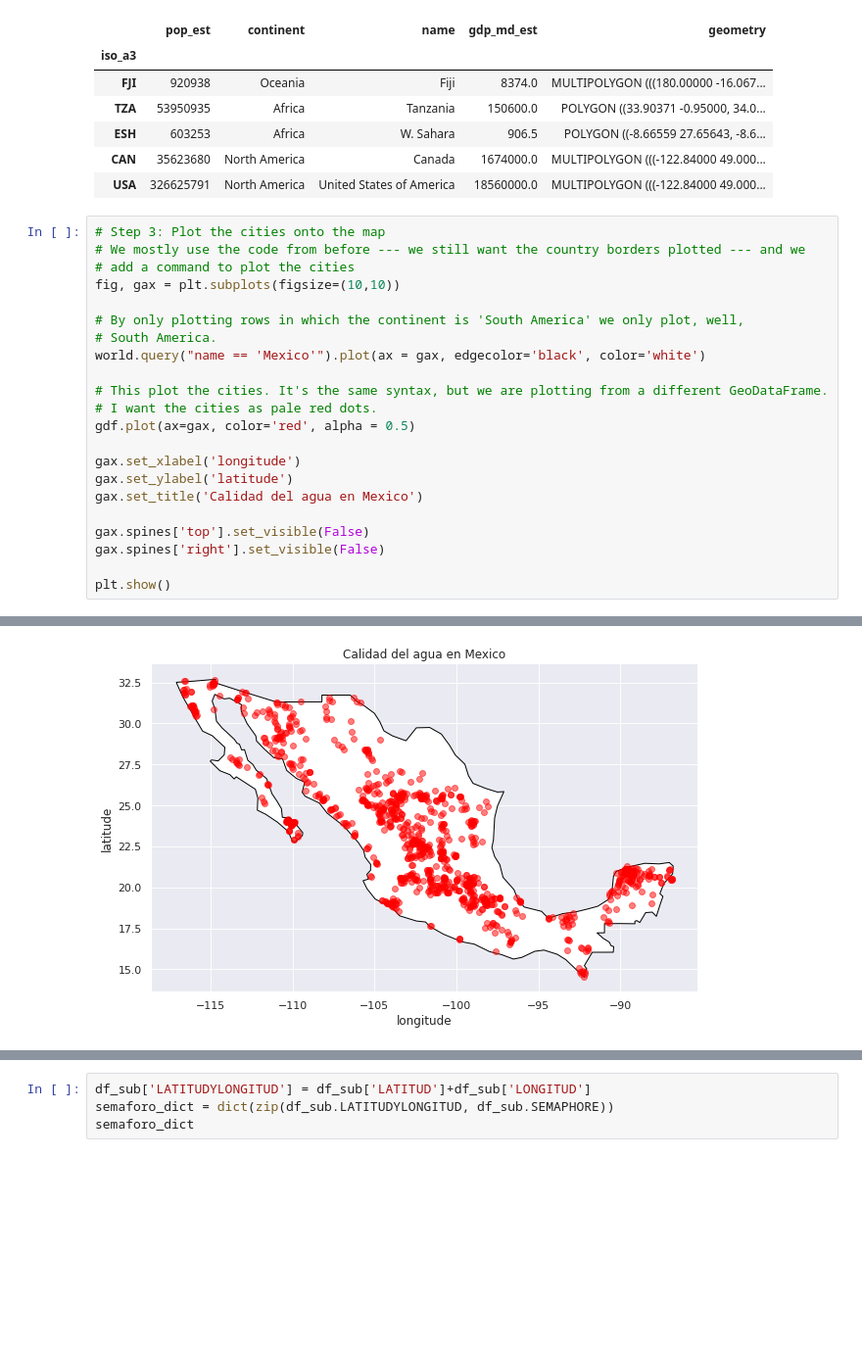
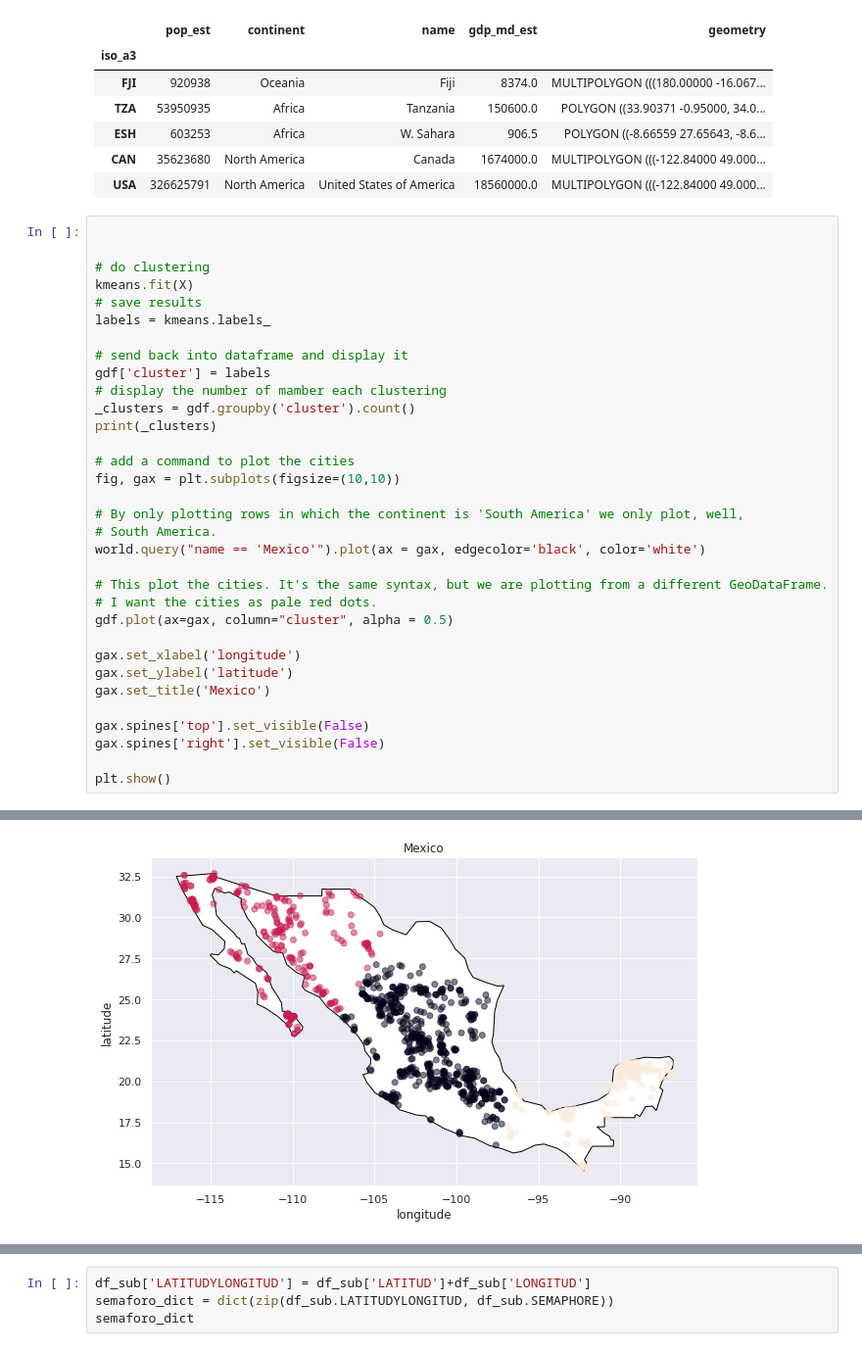
Before and after one commit to PosgradoMNA/actividades-de-aprendizaje-ams182, a Jupyter notebook: Reto pt1.ipynb, the cells around one changed output, grey strips where cells are left out. Shown: that part at 98% size. Drawn from its saved outputs; the diff is of its cells as text; blank space fills up the shorter version.

```diff
--- a/Reto pt1.ipynb
+++ b/Reto pt1.ipynb
@@ -240,8 +240,19 @@ world.head()
 | CAN | 35623680 | North America | Canada | 1674000.0 | MULTIPOLYGON (((-122.84000 49.000... |
 | USA | 326625791 | North America | United States of America | 18560000.0 | MULTIPOLYGON (((-122.84000 49.000... |
 # %%
-# Step 3: Plot the cities onto the map
-# We mostly use the code from before --- we still want the country borders plotted --- and we
+
+
+# do clustering
+kmeans.fit(X)
+# save results
+labels = kmeans.labels_
+
+# send back into dataframe and display it
+gdf['cluster'] = labels
+# display the number of mamber each clustering
+_clusters = gdf.groupby('cluster').count()
+print(_clusters)
+
 # add a command to plot the cities
 fig, gax = plt.subplots(figsize=(10,10))
 
@@ -251,11 +262,11 @@ world.query("name == 'Mexico'").plot(ax = gax, edgecolor='black', color='white')
 
 # This plot the cities. It's the same syntax, but we are plotting from a different GeoDataFrame.
 # I want the cities as pale red dots.
-gdf.plot(ax=gax, color='red', alpha = 0.5)
+gdf.plot(ax=gax, column="cluster", alpha = 0.5)
 
 gax.set_xlabel('longitude')
 gax.set_ylabel('latitude')
-gax.set_title('Calidad del agua en Mexico')
+gax.set_title('Mexico')
 
 gax.spines['top'].set_visible(False)
 gax.spines['right'].set_visible(False)
@@ -265,4 +293,4 @@ plt.show()
-[figure, old version]
+[figure, new version]
 # %%
 df_sub['SEMAPHORE'] = df_sub['SEMAFORO'].replace(to_replace = "Verde", value = "green")
 df_sub['SEMAPHORE'].replace(to_replace = "Rojo", value = "red", inplace=True)
```
Also changed, not shown: parts of 6 cells of this notebook.
